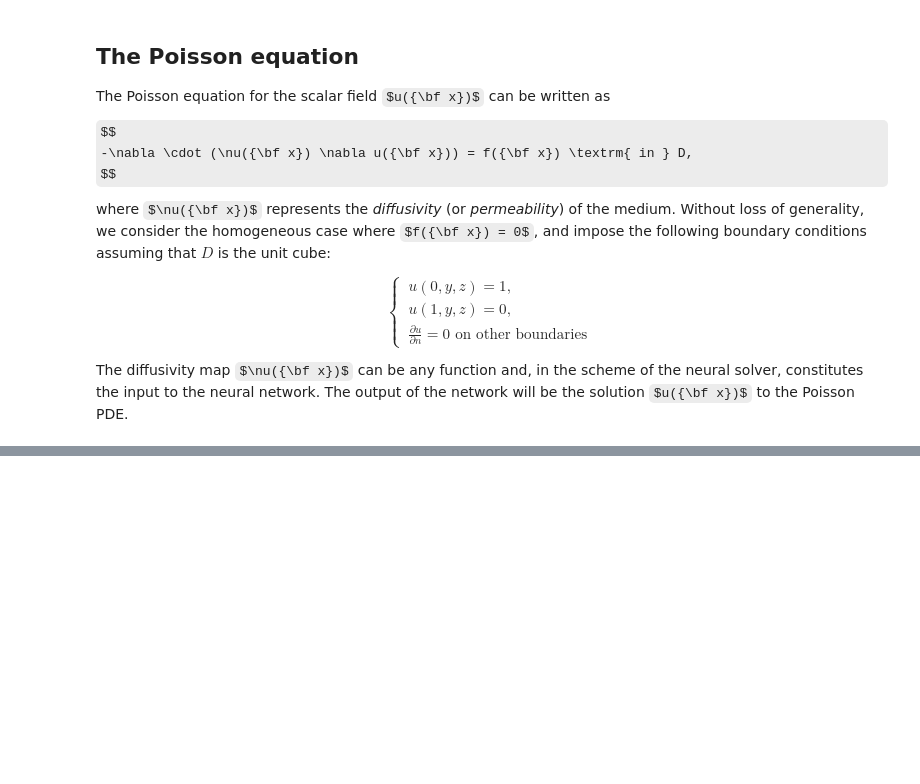
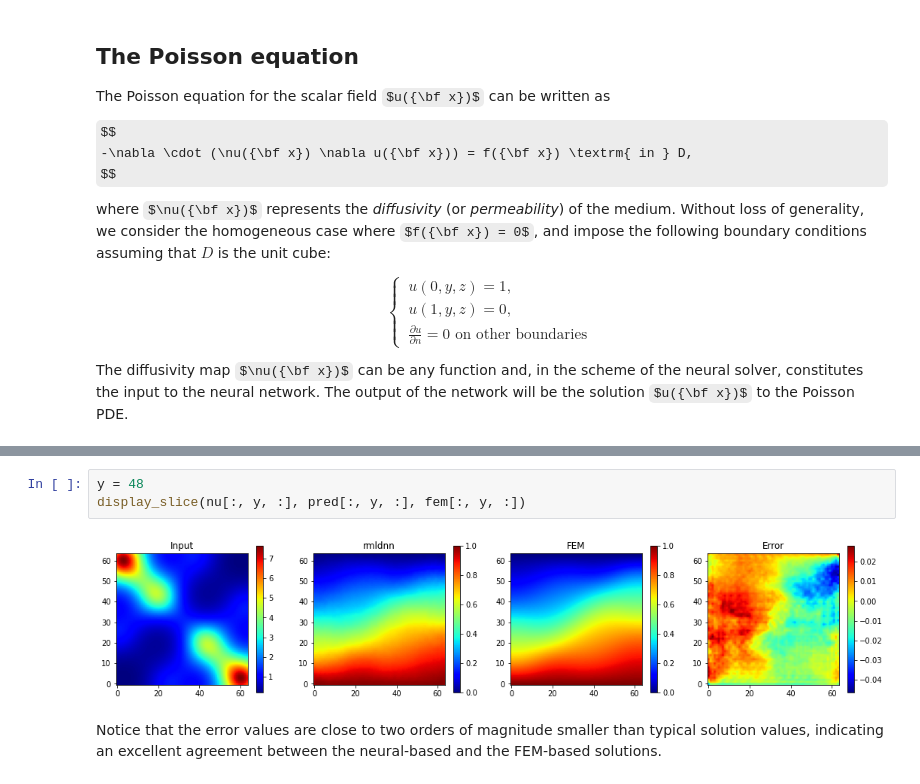
Before and after one commit to rocketmlhq/rmldnn, a Jupyter notebook: tutorials/neural_Poisson3D_PDE_solver/neural_Poisson3D_PDE_solver.ipynb, the cells around one changed output, grey strips where cells are left out. Drawn from its saved outputs; the diff is of its cells as text; some formulas as TeX source; blank space fills up the shorter version.

```diff
--- a/tutorials/neural_Poisson3D_PDE_solver/neural_Poisson3D_PDE_solver.ipynb
+++ b/tutorials/neural_Poisson3D_PDE_solver/neural_Poisson3D_PDE_solver.ipynb
@@ -58,0 +213,8 @@ To be continued...
+# %%
+y = 48
+display_slice(nu[:, y, :], pred[:, y, :], fem[:, y, :])
+# %% [output]
+[figure, added]
+# %% [markdown]
+Notice that the error values are close to two orders of magnitude smaller than typical solution values,
+indicating an excellent agreement between the neural-based and the FEM-based solutions.
```
Also changed, not shown: parts of 23 cells of this notebook.
